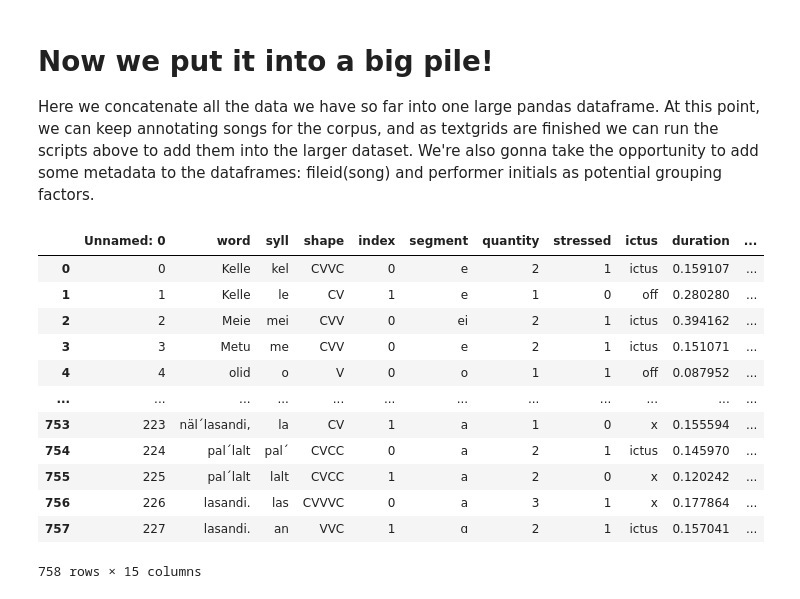
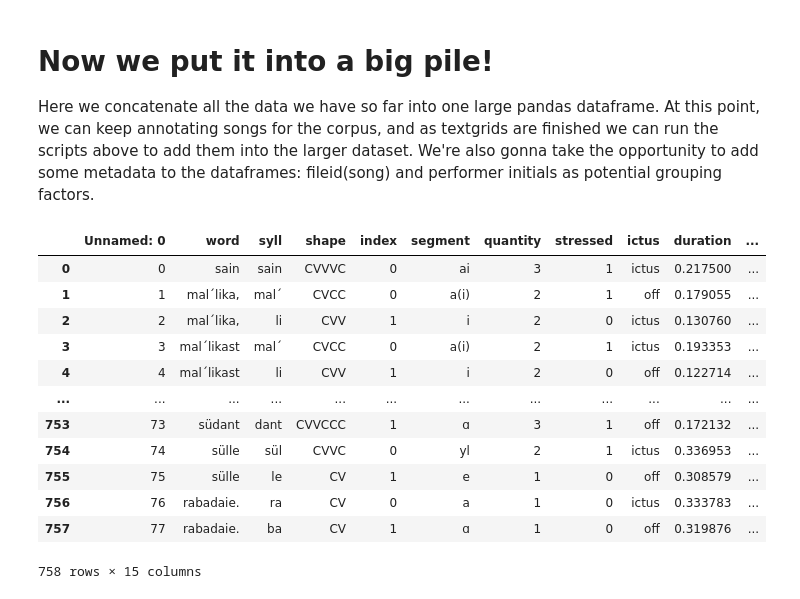
Before and after one commit to sally-ran-some/eesti_regilaul, a Jupyter notebook: preprocess_jupyter/build_songcorpus.ipynb, the cells around one changed output. Drawn from its saved outputs; the diff is of its cells as text; code cells hidden in the pictures.

```diff
--- a/preprocess_jupyter/build_songcorpus.ipynb
+++ b/preprocess_jupyter/build_songcorpus.ipynb
@@ -157,7 +160,7 @@ now that we have the duration data from the textgrid, we can query specific time
 
 import parselmouth
 
-test = "songs/wavs_aligned/65.wav"
+test = "/Users/sarah/Git/regilaul_project/songs/wavs_aligned/65.wav"
 
 def get_formants(syl_dur_df, wave):
     song = parselmouth.Sound(wave)
@@ -190,15 +193,16 @@ array([0, 1])
 from os.path import join
 #runs a for loop over a directory using the above-specified functions
 
-test = "songs/txtgrids"
-songs = "songs/wavs_aligned"
-
+test = "/Users/sarah/Git/regilaul_project/songs/txtgrids"
+songs = "/Users/sarah/Git/regilaul_project/songs/wavs_aligned"
+datum = "/Users/sarah/Git/regilaul_project/songs/datum/"
 for fn in os.listdir(test):
     if '.TextGrid' not in fn:
         continue
     n = fn.strip('.TextGrid')
     wave = join(songs, n + '.wav')
-    data_file = open(  n +"_nono.csv",'w')
+    data = join(datum, n)
+    data_file = open(data +".csv",'w')
     #make a dataframe with the interval tiers of the textgrid
     tmp = pd.DataFrame(get_duration_labels(join(test,fn), "word","s1","s2","ictus"))
     #add the formant data to the dataframe
@@ -215,55 +219,56 @@ Here we concatenate all the data we have so far into one large pandas dataframe.
 import os
 import pandas as pd
 import statsmodels.formula.api as smf
-folder = "datum"
-meta =  pd.read_csv("songs/song_metadata.csv")
+folder = "/Users/sarah/Git/regilaul_project/songs/datum"
+meta =  pd.read_csv("/Users/sarah/Git/regilaul_project/songs/song_metadata.csv")
 
 
 songs_dfs = []
 for fn in os.listdir(folder):
     if '.csv' not in fn: continue
     whole_name = os.path.join(folder,fn)
     song_df = pd.read_csv(whole_name)
-    fileid1 = fn.strip('_nono.csv')
+    fileid1 = fn.strip('.csv')
     fileid = int(fileid1)
     row = meta.index[meta['track'] == fileid].tolist()
     if len(row) !=0 :
         performer = meta.performer[row[0]]
     else: performer = "couldn't get match"
     for index in song_df:
         song_df['fileid'] = fileid
         song_df['performer'] = performer
 
 
     songs_dfs.append(song_df)
 
 big_frame = pd.concat(songs_dfs, ignore_index=True)
-big_frame.describe()
+#move ictus-off replacement to here!
+big_frame.ictus = big_frame.ictus.replace("x","off")
+
+# big_frame.describe()
 
 
-#move ictus-off replacement to here!
-##r_df.ictus = r_df.ictus.replace("x","off")
-##r_df
+
 
 
 # big_frame
 #clean_frame = pd.DataFrame(big_frame[['quantity','stress','segment','seg_duration','ictus','euc','fileid','performer']])
 #clean_frame.head()
 
 big_frame
 # %% [output]
 |  | Unnamed: 0 | word | syll | shape | index | segment | quantity | stressed | ictus | duration | ... |
-| 0 | 0 | Kelle | kel | CVVC | 0 | e | 2 | 1 | ictus | 0.159107 | ... |
-| 1 | 1 | Kelle | le | CV | 1 | e | 1 | 0 | off | 0.280280 | ... |
-| 2 | 2 | Meie | mei | CVV | 0 | ei | 2 | 1 | ictus | 0.394162 | ... |
-| 3 | 3 | Metu | me | CVV | 0 | e | 2 | 1 | ictus | 0.151071 | ... |
-| 4 | 4 | olid | o | V | 0 | o | 1 | 1 | off | 0.087952 | ... |
+| 0 | 0 | sain | sain | CVVVC | 0 | ai | 3 | 1 | ictus | 0.217500 | ... |
+| 1 | 1 | mal´lika, | mal´ | CVCC | 0 | a(i) | 2 | 1 | off | 0.179055 | ... |
+| 2 | 2 | mal´lika, | li | CVV | 1 | i | 2 | 0 | ictus | 0.130760 | ... |
+| 3 | 3 | mal´likast | mal´ | CVCC | 0 | a(i) | 2 | 1 | ictus | 0.193353 | ... |
+| 4 | 4 | mal´likast | li | CVV | 1 | i | 2 | 0 | off | 0.122714 | ... |
 | ... | ... | ... | ... | ... | ... | ... | ... | ... | ... | ... | ... |
-| 753 | 223 | näl´lasandi, | la | CV | 1 | a | 1 | 0 | x | 0.155594 | ... |
-| 754 | 224 | pal´lalt | pal´ | CVCC | 0 | a | 2 | 1 | ictus | 0.145970 | ... |
-| 755 | 225 | pal´lalt | lalt | CVCC | 1 | a | 2 | 0 | x | 0.120242 | ... |
-| 756 | 226 | lasandi. | las | CVVVC | 0 | a | 3 | 1 | x | 0.177864 | ... |
-| 757 | 227 | lasandi. | an | VVC | 1 | ɑ | 2 | 1 | ictus | 0.157041 | ... |
+| 753 | 73 | südant | dant | CVVCCC | 1 | ɑ | 3 | 1 | off | 0.172132 | ... |
+| 754 | 74 | sülle | sül | CVVC | 0 | yl | 2 | 1 | ictus | 0.336953 | ... |
+| 755 | 75 | sülle | le | CV | 1 | e | 1 | 0 | off | 0.308579 | ... |
+| 756 | 76 | rabadaie. | ra | CV | 0 | a | 1 | 0 | ictus | 0.333783 | ... |
+| 757 | 77 | rabadaie. | ba | CV | 1 | ɑ | 1 | 0 | off | 0.319876 | ... |
 758 rows × 15 columns
 # %%
 big_frame['index'] = big_frame['index'].astype(object)
```
Also changed, not shown: parts of 3 cells of this notebook, 23 other files.
